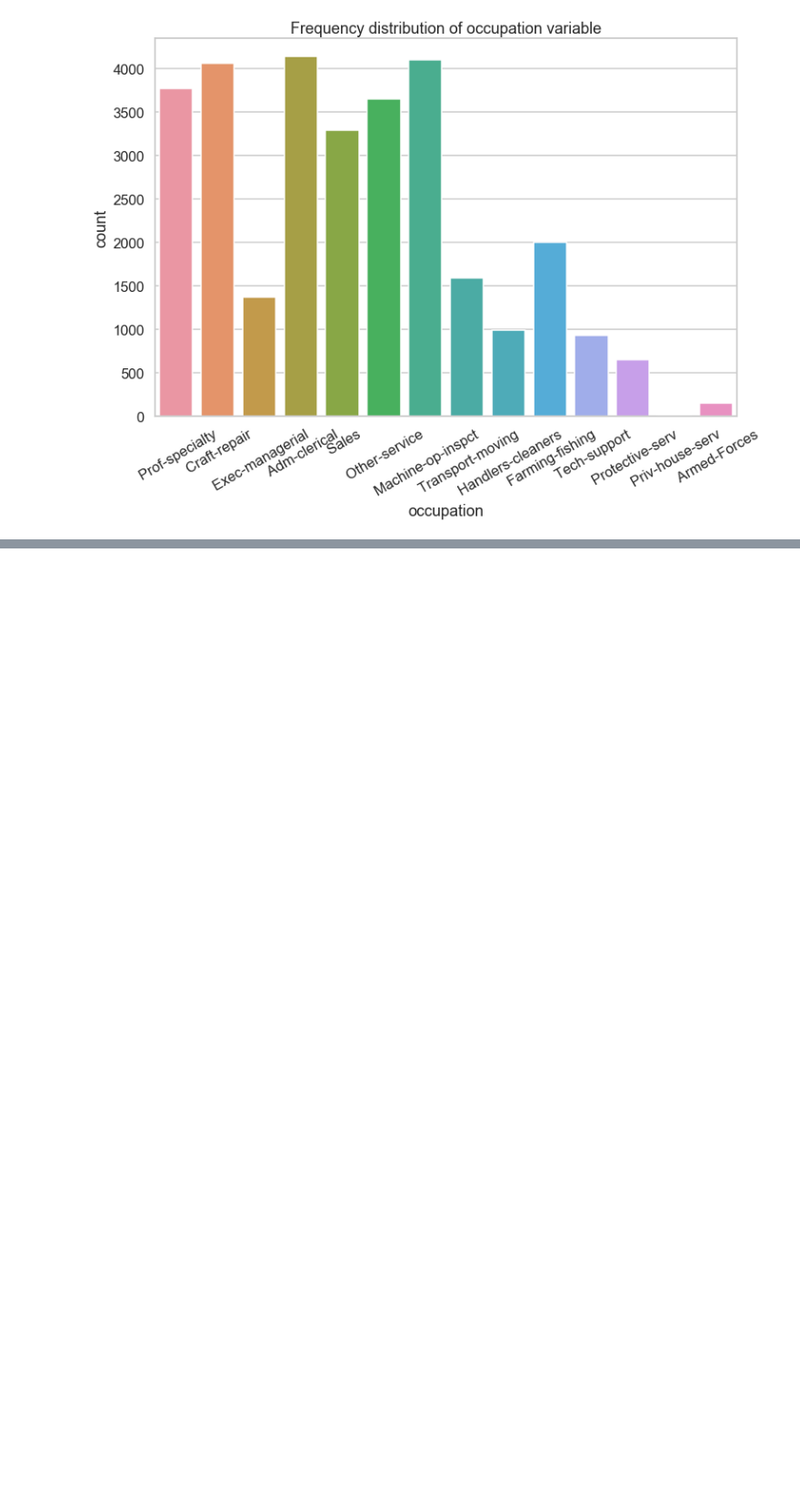
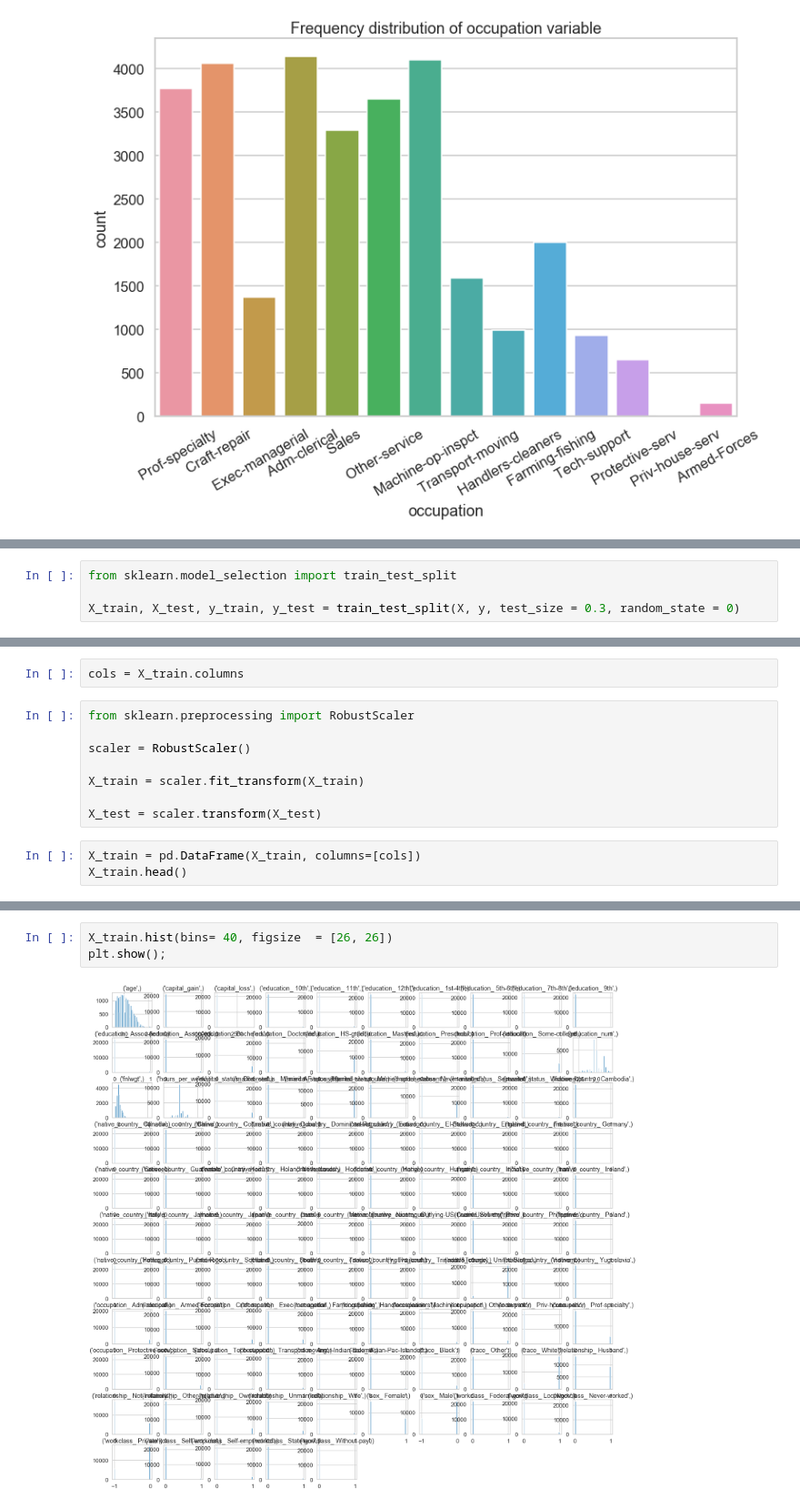
Before and after one commit to scottlou/gitStash_lab, a Jupyter notebook: MOD3/Mod3_FinalProject/Mod3Project.ipynb, the cells around one changed output, grey strips where cells are left out. Shown at 91% size. Drawn from its saved outputs; the diff is of its cells as text; blank space fills up the shorter version.

```diff
--- a/MOD3/Mod3_FinalProject/Mod3Project.ipynb
+++ b/MOD3/Mod3_FinalProject/Mod3Project.ipynb
@@ -423,0 +533,4 @@ Before we proceed, let's continue pre-processing our data:
+# %%
+from sklearn.model_selection import train_test_split
+
+X_train, X_test, y_train, y_test = train_test_split(X, y, test_size = 0.3, random_state = 0)
@@ -423,0 +539,13 @@ Before we proceed, let's continue pre-processing our data:
+# %%
+cols = X_train.columns
+# %%
+from sklearn.preprocessing import RobustScaler
+
+scaler = RobustScaler()
+
+X_train = scaler.fit_transform(X_train)
+
+X_test = scaler.transform(X_test)
+# %%
+X_train = pd.DataFrame(X_train, columns=[cols])
+X_train.head()
@@ -423,0 +560,5 @@ Before we proceed, let's continue pre-processing our data:
+# %%
+X_train.hist(bins= 40, figsize  = [26, 26])
+plt.show();
+# %% [output]
+[figure, added]
```
Also changed, not shown: parts of 106 cells of this notebook, 38 other files.
